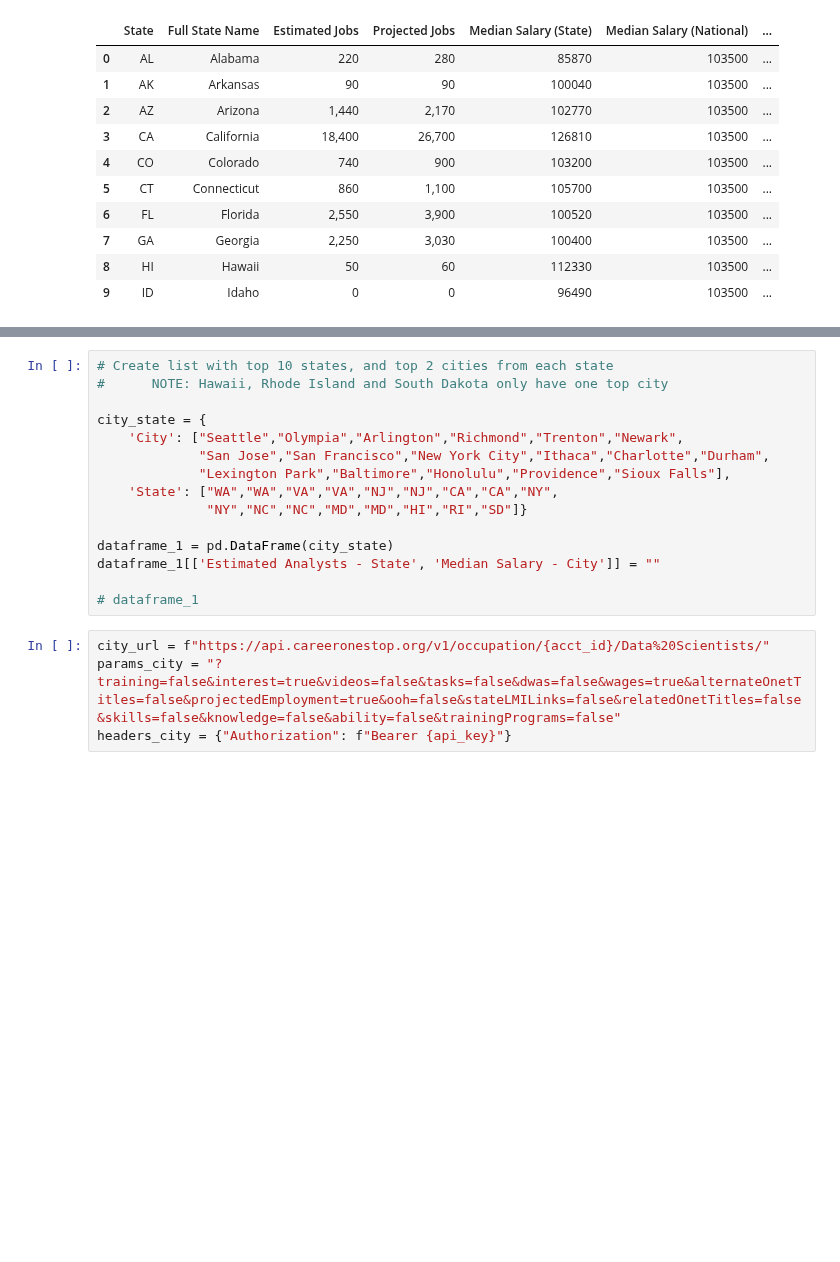
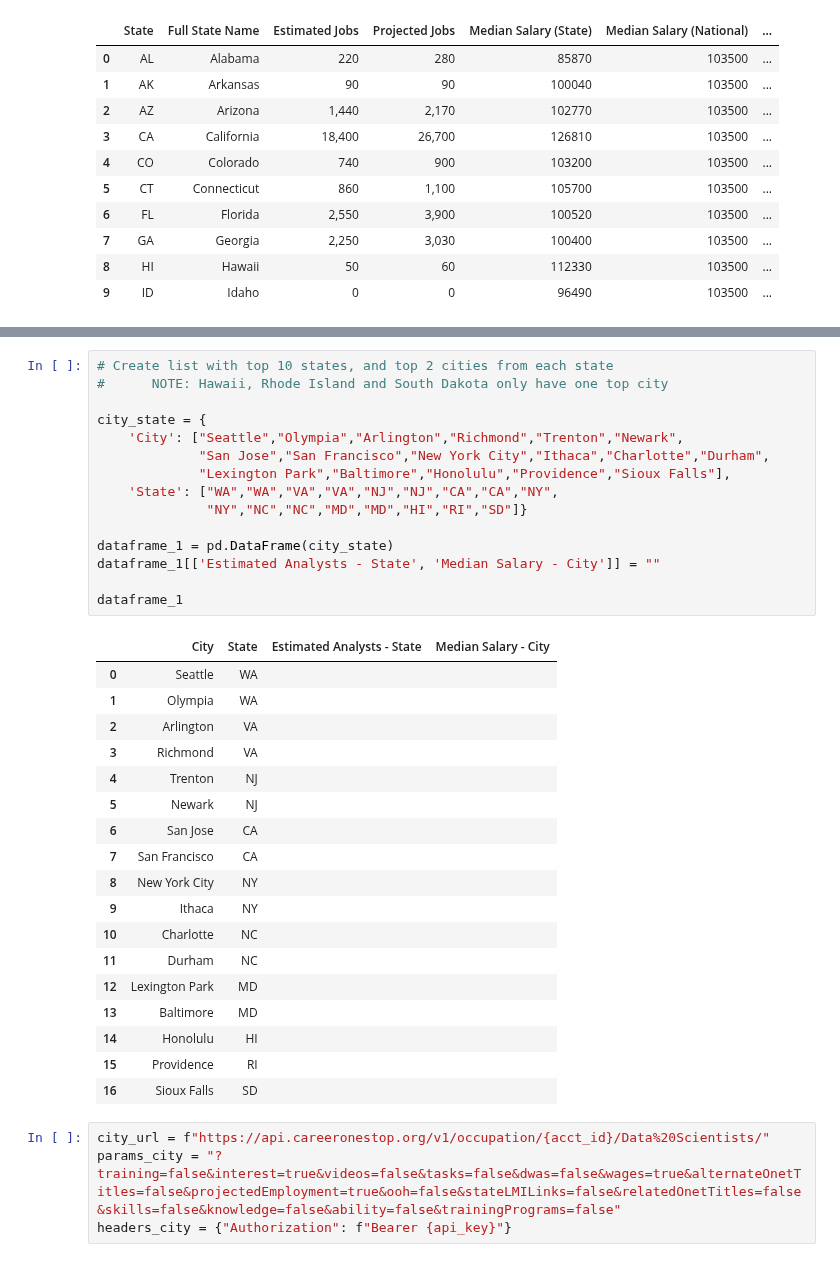
Before and after one commit to peatk/Group3_Project_-1, a Jupyter notebook: Collective_Data.ipynb, the cells around one changed output, grey strips where cells are left out. Cells and saved outputs as stored; diff of their text form; blank space fills up the shorter version.

```diff
--- a/Collective_Data.ipynb
+++ b/Collective_Data.ipynb
@@ -384,18 +387,37 @@ IFrame(output_file, width='100%', height=900)
 # %%
 # Create list with top 10 states, and top 2 cities from each state
 #      NOTE: Hawaii, Rhode Island and South Dakota only have one top city
 
 city_state = {
     'City': ["Seattle","Olympia","Arlington","Richmond","Trenton","Newark",
              "San Jose","San Francisco","New York City","Ithaca","Charlotte","Durham",
              "Lexington Park","Baltimore","Honolulu","Providence","Sioux Falls"],
     'State': ["WA","WA","VA","VA","NJ","NJ","CA","CA","NY",
               "NY","NC","NC","MD","MD","HI","RI","SD"]}
 
 dataframe_1 = pd.DataFrame(city_state)
 dataframe_1[['Estimated Analysts - State', 'Median Salary - City']] = ""
 
-# dataframe_1
+dataframe_1
+# %% [output]
+|  | City | State | Estimated Analysts - State | Median Salary - City |
+| 0 | Seattle | WA |  |  |
+| 1 | Olympia | WA |  |  |
+| 2 | Arlington | VA |  |  |
+| 3 | Richmond | VA |  |  |
+| 4 | Trenton | NJ |  |  |
+| 5 | Newark | NJ |  |  |
+| 6 | San Jose | CA |  |  |
+| 7 | San Francisco | CA |  |  |
+| 8 | New York City | NY |  |  |
+| 9 | Ithaca | NY |  |  |
+| 10 | Charlotte | NC |  |  |
+| 11 | Durham | NC |  |  |
+| 12 | Lexington Park | MD |  |  |
+| 13 | Baltimore | MD |  |  |
+| 14 | Honolulu | HI |  |  |
+| 15 | Providence | RI |  |  |
+| 16 | Sioux Falls | SD |  |  |
 # %%
 city_url = f"https://api.careeronestop.org/v1/occupation/{acct_id}/Data%20Scientists/"
 params_city = "?training=false&interest=true&videos=false&tasks=false&dwas=false&wages=true&alternateOnetTitles=false&projectedEmployment=true&ooh=false&stateLMILinks=false&relatedOnetTitles=false&skills=false&knowledge=false&ability=false&trainingPrograms=false"
```
Also changed, not shown: parts of 6 cells of this notebook, 3 other files.
